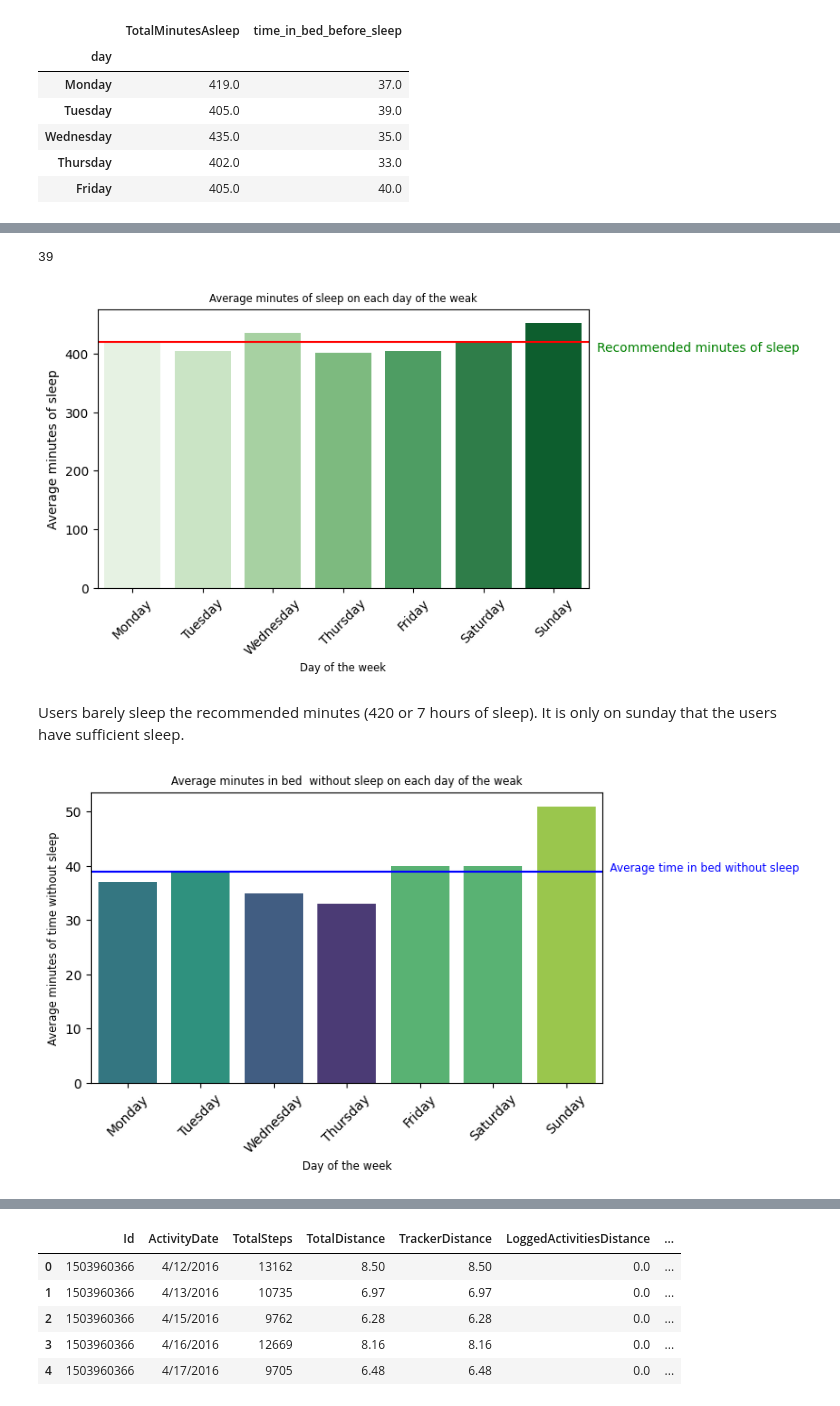
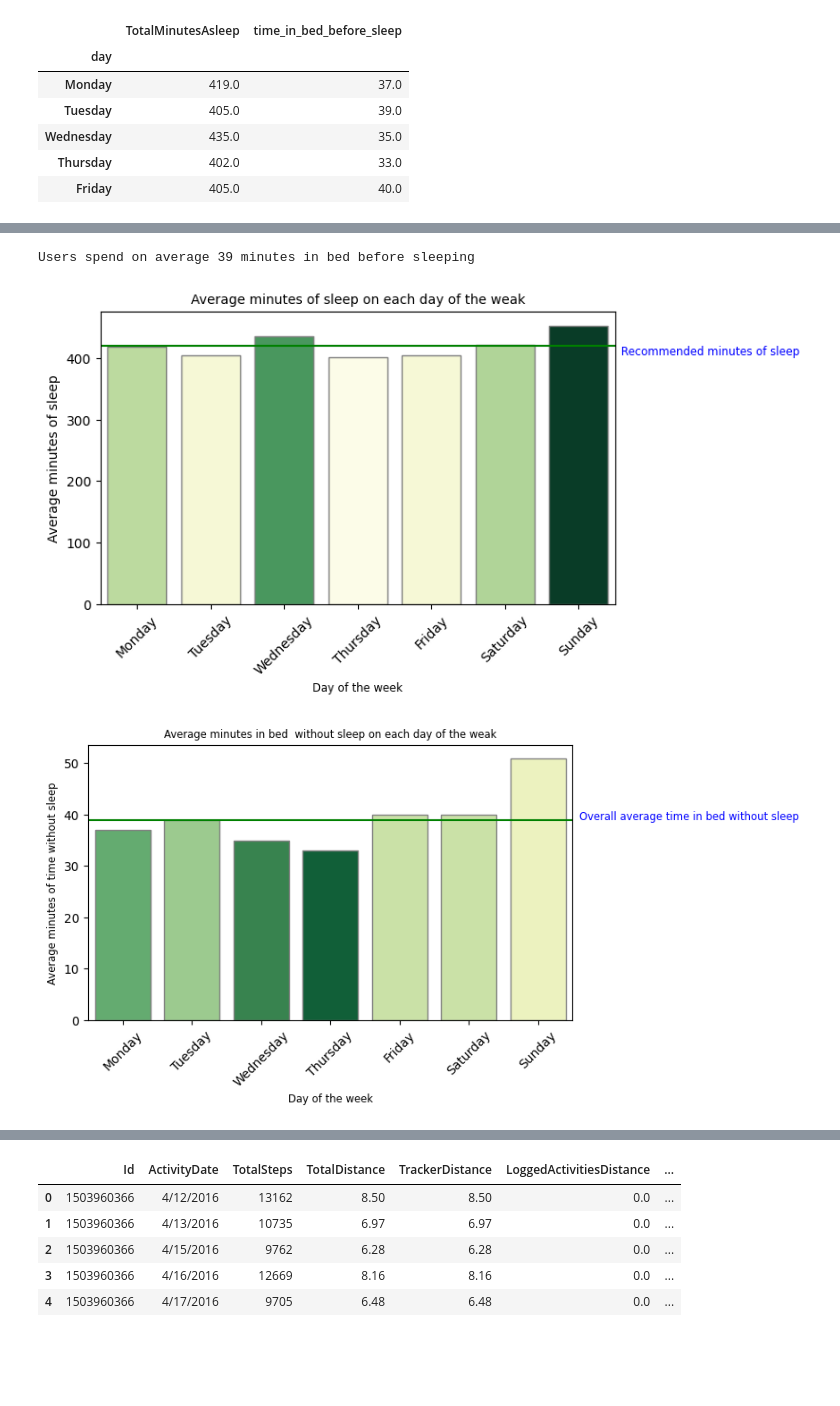
Before and after one commit to Nyakaana/Fit-Bit-Google-analytics-data-analysis-capstone-project-, a Jupyter notebook: Bellabeat_case_study_3.ipynb, the cells around one changed output, grey strips where cells are left out. Cells and saved outputs as stored; diff of their text form; code cells hidden in the pictures; blank space fills up the shorter version.

```diff
--- a/Bellabeat_case_study_3.ipynb
+++ b/Bellabeat_case_study_3.ipynb
@@ -564,24 +540,25 @@ average_daily_sleep.describe()
-# %%
-average_without_sleep = round(average_daily_sleep['time_in_bed_before_sleep'].mean())
-print(average_without_sleep)
-# %% [output]
-39
+# %%
+# Average minutes users spend in bed before sleeping
+average_without_sleep = round(average_daily_sleep['time_in_bed_before_sleep'].mean())
+print(f"Users spend on average {average_without_sleep} minutes in bed before sleeping")
+# %% [output]
+Users spend on average 39 minutes in bed before sleeping
 # %%
+# Plot of Average daily  minutes of sleep
 plt.figure(figsize=(7,4))
 ax = sns.barplot(x=average_daily_sleep.index,
             y= average_daily_sleep['TotalMinutesAsleep'],
-                 palette='Greens',
-                 hue=average_daily_sleep.index,
-                 legend=False)
-plt.axhline(420,color='red')
-ax.text(9.5,420,"Recommended minutes of sleep",va='top',ha='right',color='green')
-plt.title('Average minutes of sleep on each day of the weak',fontsize='small')
+                 palette="YlGn",
+                 hue=average_daily_sleep['TotalMinutesAsleep'],
+                 legend=False,
+                 edgecolor = "gray")
+plt.axhline(420,color='green')
+ax.text(9,420,"Recommended minutes of sleep",va='top',ha='right',color='blue',fontsize ='small')
+plt.title('Average minutes of sleep on each day of the weak',fontsize='medium')
 plt.xlabel('Day of the week', fontsize='small')
 plt.ylabel('Average minutes of sleep')
 plt.xticks(rotation =45)
 plt.savefig("average_minutes of sleep.png")
 plt.show()
 # %% [output]
-[figure, old version]
+[figure, new version]
-# %% [markdown]
-Users barely sleep the recommended minutes (420 or 7 hours of sleep). It is only on sunday that the users have sufficient sleep.
@@ -590,16 +565,19 @@ Users barely sleep the recommended minutes (420 or 7 hours of sleep). It is only
 # %%
+# Graph of the total time in bed before user sleep
+
 plt.figure(figsize=(7,4))
 ax = sns.barplot(x=average_daily_sleep.index,
             y= average_daily_sleep['time_in_bed_before_sleep'],
-                 palette=sns.color_palette("viridis"),
+                 palette=sns.color_palette("YlGn_r"),
                  hue=average_daily_sleep['time_in_bed_before_sleep'],
-                 legend=False)
-plt.axhline(average_without_sleep,color='blue')
-plt.text(6.6,average_without_sleep,'Average time in bed without sleep',fontsize='small',color='blue')
+                 legend=False,
+                 edgecolor ="gray")
+plt.axhline(average_without_sleep,color='green')
+plt.text(6.6,average_without_sleep,'Overall average time in bed without sleep',fontsize='small',color='blue')
 plt.title('Average minutes in bed  without sleep on each day of the weak',fontsize='small')
 plt.xlabel('Day of the week', fontsize='small')
 plt.ylabel('Average minutes of time without sleep',fontsize='small')
 plt.xticks(rotation =45)
 plt.show()
 # %% [output]
-[figure, old version]
+[figure, new version]
```
Also changed, not shown: parts of 101 cells of this notebook.
